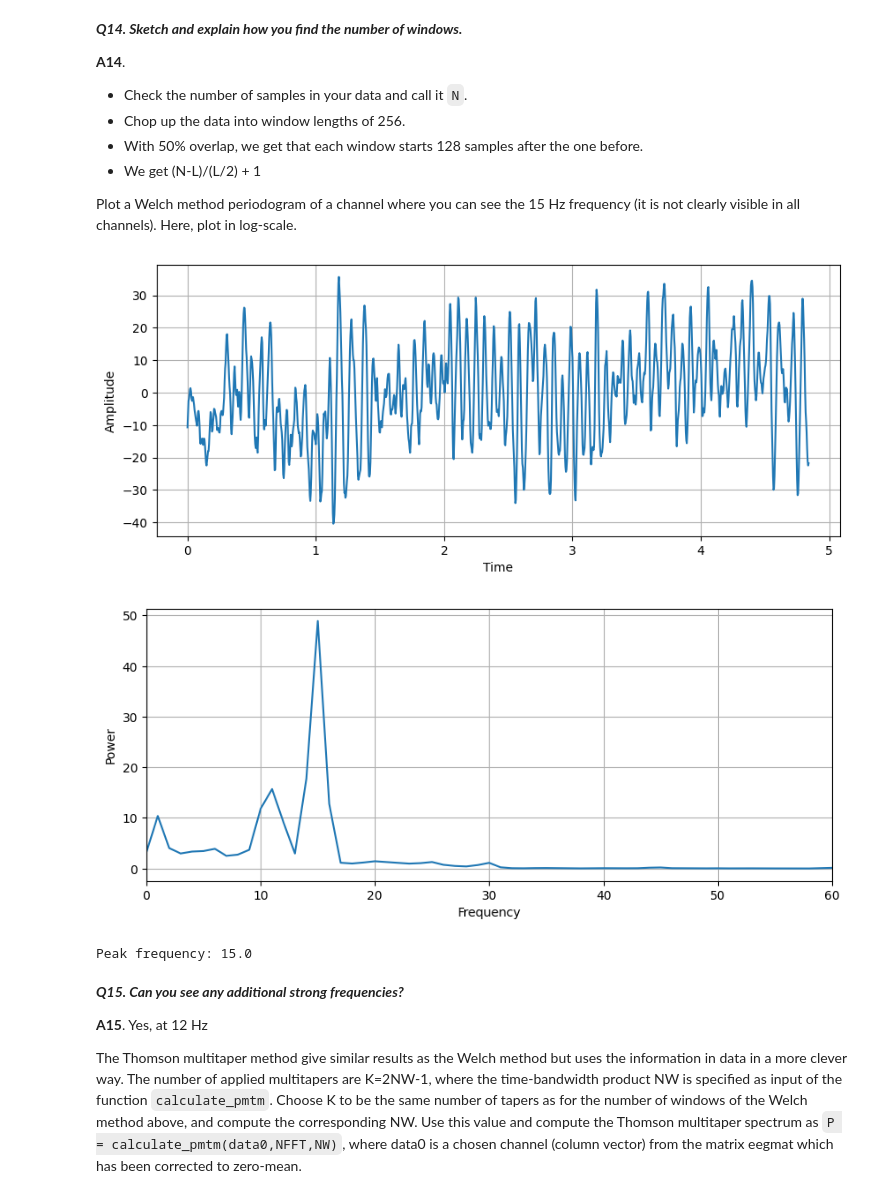
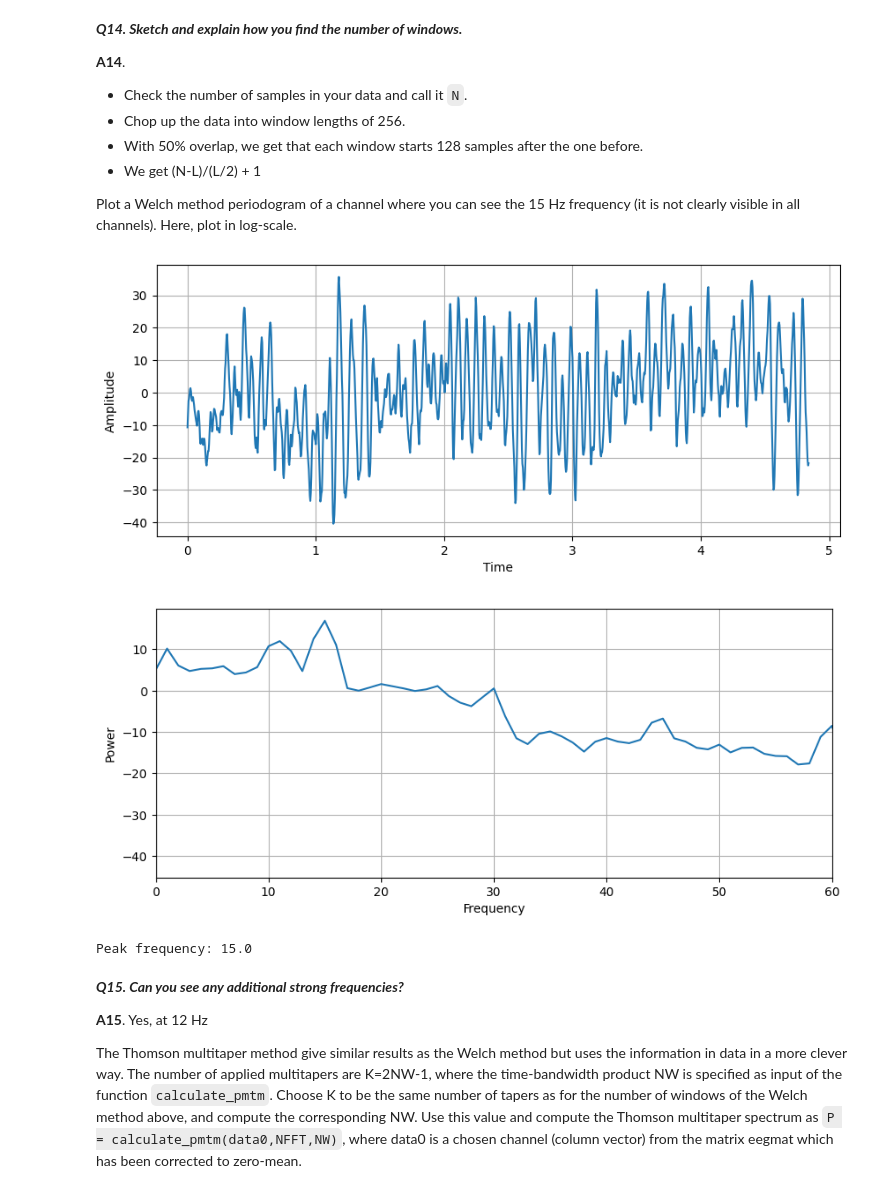
Before and after one commit to axellangenskiold/fmsf10, a Jupyter notebook: pythonLab3.ipynb, the cells around one changed output. Cells and saved outputs as stored; diff of their text form; code cells hidden in the pictures.

```diff
--- a/pythonLab3.ipynb
+++ b/pythonLab3.ipynb
@@ -614,35 +614,36 @@ L = 256
 noverlap = L // 2
 step = L - noverlap
 N = len(ch)
 
 num_windows = (N - L) // step + 1
 
 f, Pxx = scipy.signal.welch(ch, fs=fs, window='hann', nperseg=L, noverlap=noverlap)
 
 # EEG
 plt.figure(figsize=(10,4))
 plt.plot(time_multi, ch, label="channel 1")
 plt.xlabel("Time")
 plt.ylabel("Amplitude")
 plt.grid(True)
 plt.show()
 
 # Welch
 plt.figure(figsize=(10,4))
-plt.plot(f, Pxx)
+#plt.plot(f, Pxx)
+plt.plot(f, 10*np.log10(Pxx))
 plt.xlim(0, 60)
 plt.xlabel("Frequency")
 plt.ylabel("Power")
 plt.grid(True)
 plt.show()
 
 # Peak frequency
 peak_idx = np.argmax(Pxx)
 peak_freq = f[peak_idx]
 print("Peak frequency: " + str((peak_freq)))
 # %% [output]
 [figure]
-[figure, old version]
+[figure, new version]
 Peak frequency: 15.0
 # %% [markdown]
 ***Q15. Can you see any additional strong frequencies?***
```
Also changed, not shown: parts of 1 cell of this notebook.
